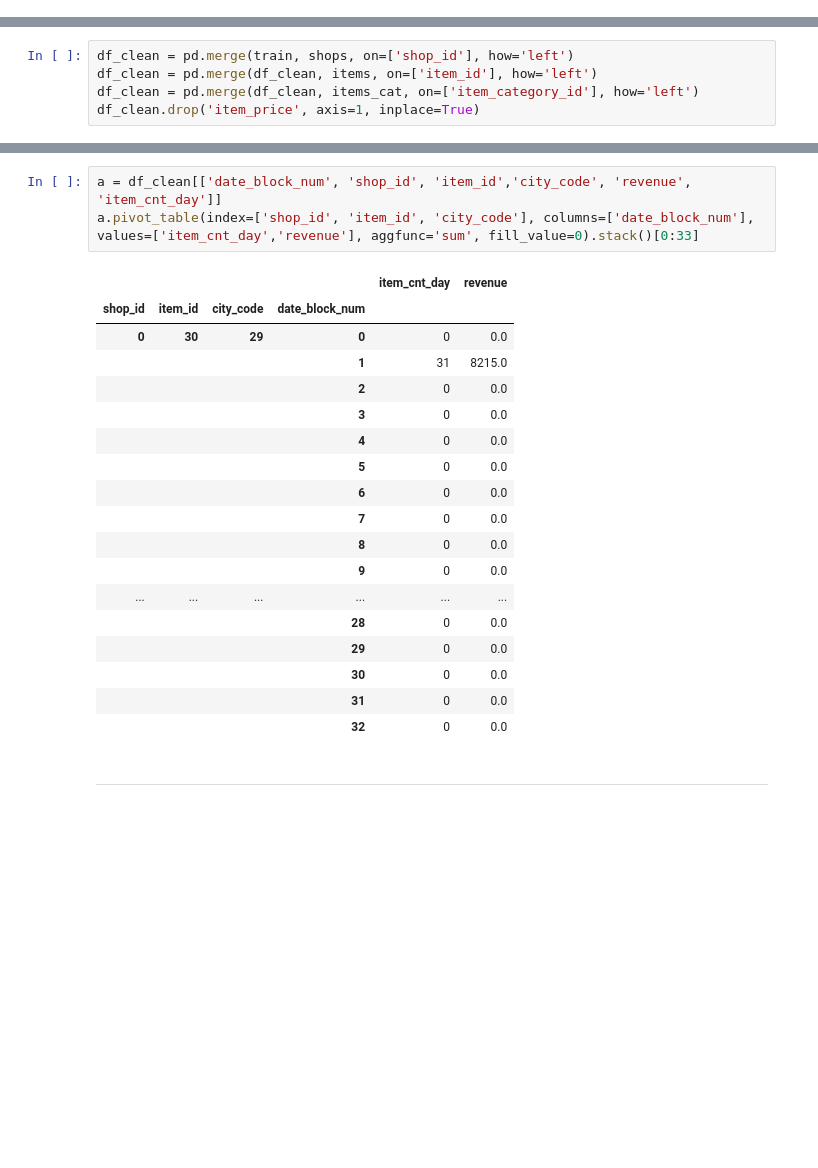
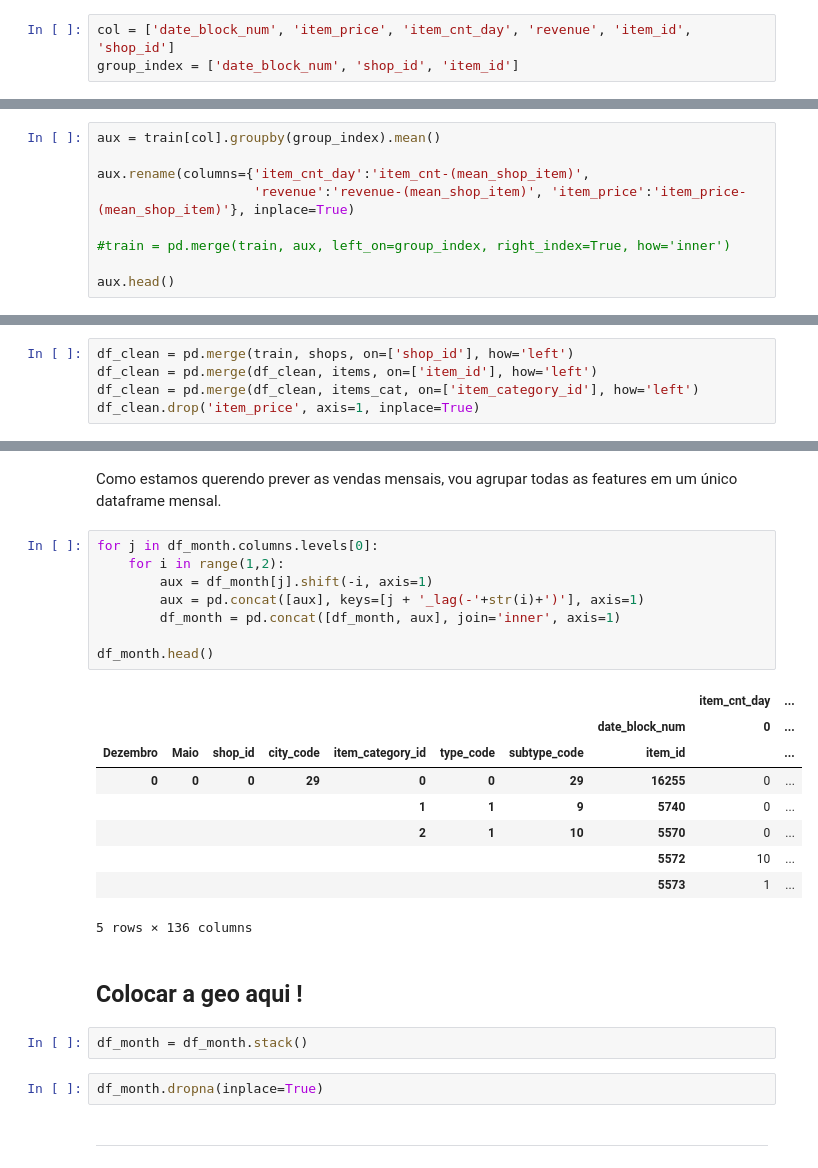
Before and after one commit to RGivisiez/Adv_ML, a Jupyter notebook: 2. Criando as features.ipynb, the cells around one changed output, grey strips where cells are left out. Drawn from its saved outputs; the diff is of its cells as text; blank space fills up the shorter version.

```diff
--- a/2. Criando as features.ipynb
+++ b/2. Criando as features.ipynb
@@ -211,0 +267,3 @@ train[train.date_block_num == 5].head()
+# %%
+col = ['date_block_num', 'item_price', 'item_cnt_day', 'revenue', 'item_id', 'shop_id']
+group_index = ['date_block_num', 'shop_id', 'item_id']
@@ -211,0 +272,9 @@ train[train.date_block_num == 5].head()
+# %%
+aux = train[col].groupby(group_index).mean()
+
+aux.rename(columns={'item_cnt_day':'item_cnt-(mean_shop_item)',
+                    'revenue':'revenue-(mean_shop_item)', 'item_price':'item_price-(mean_shop_item)'}, inplace=True)
+
+#train = pd.merge(train, aux, left_on=group_index, right_index=True, how='inner')
+
+aux.head()
@@ -295,25 +338,29 @@ a.pivot_table(index=['shop_id', 'item_id'], columns=['date_block_num'], values=[
-# %%
-a = df_clean[['date_block_num', 'shop_id', 'item_id','city_code', 'revenue', 'item_cnt_day']]
-a.pivot_table(index=['shop_id', 'item_id', 'city_code'], columns=['date_block_num'], values=['item_cnt_day','revenue'], aggfunc='sum', fill_value=0).stack()[0:33]
-# %% [output]
-|  |  |  |  | item_cnt_day | revenue |
-| shop_id | item_id | city_code | date_block_num |  |  |
-| 0 | 30 | 29 | 0 | 0 | 0.0 |
-|  |  |  | 1 | 31 | 8215.0 |
-|  |  |  | 2 | 0 | 0.0 |
-|  |  |  | 3 | 0 | 0.0 |
-|  |  |  | 4 | 0 | 0.0 |
-|  |  |  | 5 | 0 | 0.0 |
-|  |  |  | 6 | 0 | 0.0 |
-|  |  |  | 7 | 0 | 0.0 |
-|  |  |  | 8 | 0 | 0.0 |
-|  |  |  | 9 | 0 | 0.0 |
-| ... | ... | ... | ... | ... | ... |
-|  |  |  | 28 | 0 | 0.0 |
-|  |  |  | 29 | 0 | 0.0 |
-|  |  |  | 30 | 0 | 0.0 |
-|  |  |  | 31 | 0 | 0.0 |
-|  |  |  | 32 | 0 | 0.0 |
+# %% [markdown]
+Como estamos querendo prever as vendas mensais, vou agrupar todas as features em um único dataframe mensal.
+# %%
+for j in df_month.columns.levels[0]:
+    for i in range(1,2):
+        aux = df_month[j].shift(-i, axis=1)
+        aux = pd.concat([aux], keys=[j + '_lag(-'+str(i)+')'], axis=1)
+        df_month = pd.concat([df_month, aux], join='inner', axis=1)
+
+df_month.head()
+# %% [output]
+|  |  |  |  |  |  |  |  | item_cnt_day | ... |
+|  |  |  |  |  |  |  | date_block_num | 0 | ... |
+| Dezembro | Maio | shop_id | city_code | item_category_id | type_code | subtype_code | item_id |  | ... |
+| 0 | 0 | 0 | 29 | 0 | 0 | 29 | 16255 | 0 | ... |
+|  |  |  |  | 1 | 1 | 9 | 5740 | 0 | ... |
+|  |  |  |  | 2 | 1 | 10 | 5570 | 0 | ... |
+|  |  |  |  |  |  |  | 5572 | 10 | ... |
+|  |  |  |  |  |  |  | 5573 | 1 | ... |
+5 rows × 136 columns
+# %% [markdown]
+## Colocar a geo aqui !
+# %%
+df_month = df_month.stack()
+# %%
+df_month.dropna(inplace=True)
 # %% [markdown]
 -----------------
 # %% [markdown]
```
Also changed, not shown: parts of 36 cells of this notebook.
